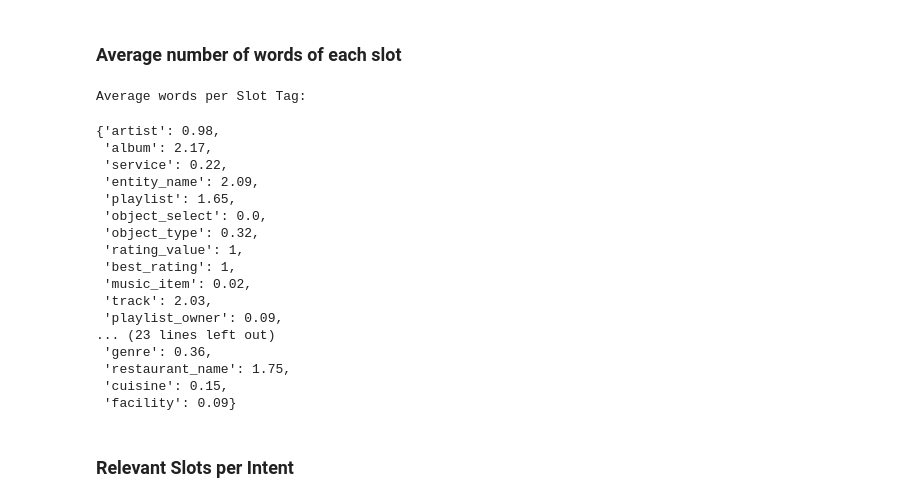
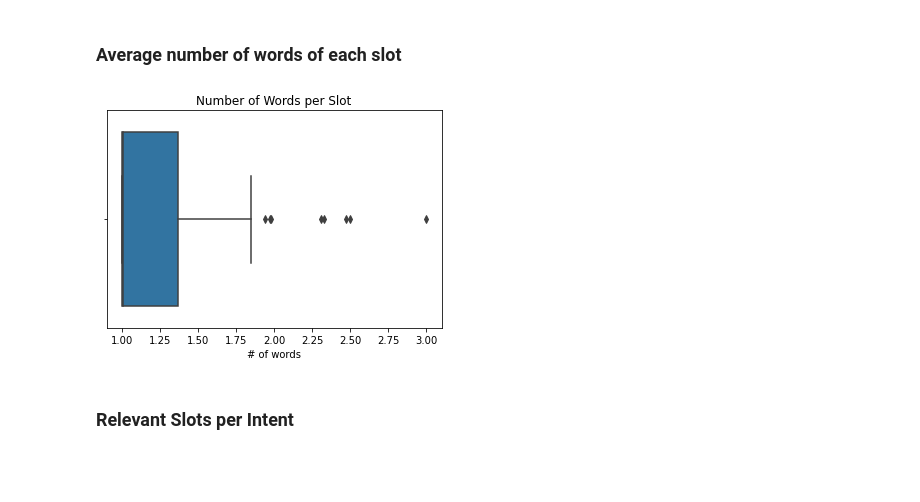
Before and after one commit to tassiasP/Intent_Recognition_and_Slot_Filling-using_BERT_and_Prompting, a Jupyter notebook: eda.ipynb, the cells around one changed output. Saved outputs shown, nothing was run; the diff lists cells and outputs as text; code cells hidden in the pictures; blank space fills up the shorter version.

```diff
--- a/eda.ipynb
+++ b/eda.ipynb
@@ -58,41 +58,28 @@ print("5 Least Common Tags:\n", tags_count.most_common()[:-6:-1], "\n")
 # %%
 # Find the average number of words for each slot
 tag_word_length = {}
 for tag in tags_count.keys():
     if tag.startswith('B-'):
         begin_tag_count = tags_count[tag]
         try:
             inside_tag_count = tags_count[f"I-{tag[2:]}"]
         except KeyError:
             continue
 
         if inside_tag_count == 0:
             tag_word_length[tag[2:]] = 1
             continue
 
-        tag_word_length[tag[2:]] = round(inside_tag_count / begin_tag_count, 2)
+        tag_word_length[tag[2:]] = round(1 + inside_tag_count / begin_tag_count, 2)
 
-print("Average words per Slot Tag:")
-tag_word_length
+# print("Average words per Slot Tag:")
+# tag_word_length
+
+chart = sns.boxplot(x=list(tag_word_length.values()))
+chart.set_xlabel("# of words")
+_ = chart.set_title("Number of Words per Slot")
 # %% [output]
-Average words per Slot Tag:
-{'artist': 0.98,
- 'album': 2.17,
- 'service': 0.22,
- 'entity_name': 2.09,
- 'playlist': 1.65,
- 'object_select': 0.0,
- 'object_type': 0.32,
- 'rating_value': 1,
- 'best_rating': 1,
- 'music_item': 0.02,
- 'track': 2.03,
- 'playlist_owner': 0.09,
-... (23 lines left out)
- 'genre': 0.36,
- 'restaurant_name': 1.75,
- 'cuisine': 0.15,
- 'facility': 0.09}
+[figure, added]
 # %% [markdown]
 ### Relevant Slots per Intent
 # %%
```
Also changed, not shown: parts of 7 cells of this notebook.
